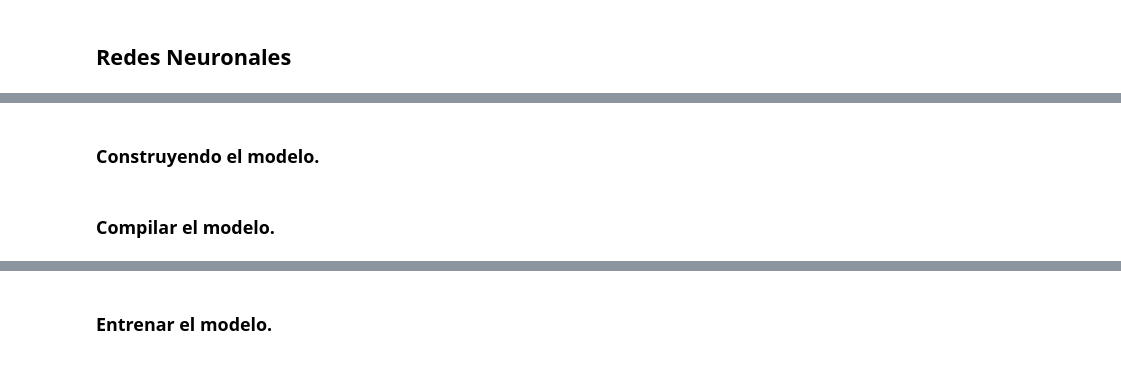
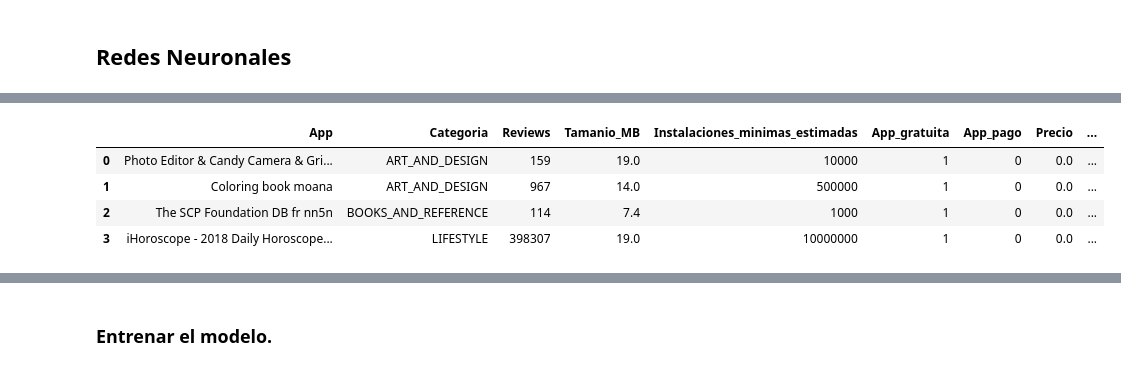
Before and after one commit to DiegoCorona/BEDU-Proyecto-Final-Estudio-de-mercado-de-Apps-M-viles-y-predicci-n-de-xito-, a Jupyter notebook: Estudio_de_mercado_de_Apps_Móviles_y_predicción_de_exito.ipynb, the cells around one changed output, grey strips where cells are left out. Saved outputs shown, nothing was run; the diff lists cells and outputs as text; code cells hidden in the pictures.

```diff
--- a/Estudio_de_mercado_de_Apps_Móviles_y_predicción_de_exito.ipynb
+++ b/Estudio_de_mercado_de_Apps_Móviles_y_predicción_de_exito.ipynb
@@ -178,2 +214,0 @@ print(expanded)
-# %% [markdown]
-### Construyendo el modelo.
@@ -186,2 +214,0 @@ modelo = keras.Sequential([ #Modelo mas basico de una red neuronal.
-# %% [markdown]
-### Compilar el modelo.
@@ -191,0 +228,10 @@ modelo.compile(optimizer='adam',
+# %%
+#Cargar el dataset.
+data = pd.read_csv('/content/drive/MyDrive/Dataset Proyecto/Bedu_Proyecto_Modulo_4/Dataset_limpio.csv', index_col=0)
+(pd.concat([data.head(2), data.tail(2)], axis=0, ignore_index=True)) #(9366, 15)
+# %% [output]
+|  | App | Categoria | Reviews | Tamanio_MB | Instalaciones_minimas_estimadas | App_gratuita | App_pago | Precio | ... |
+| 0 | Photo Editor & Candy Camera & Gri... | ART_AND_DESIGN | 159 | 19.0 | 10000 | 1 | 0 | 0.0 | ... |
+| 1 | Coloring book moana | ART_AND_DESIGN | 967 | 14.0 | 500000 | 1 | 0 | 0.0 | ... |
+| 2 | The SCP Foundation DB fr nn5n | BOOKS_AND_REFERENCE | 114 | 7.4 | 1000 | 1 | 0 | 0.0 | ... |
+| 3 | iHoroscope - 2018 Daily Horoscope... | LIFESTYLE | 398307 | 19.0 | 10000000 | 1 | 0 | 0.0 | ... |
```
Also changed, not shown: parts of 73 cells of this notebook.
